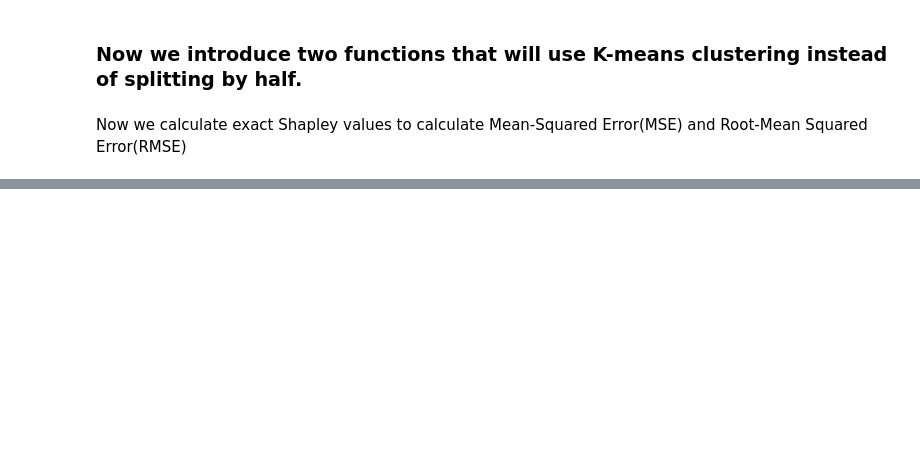
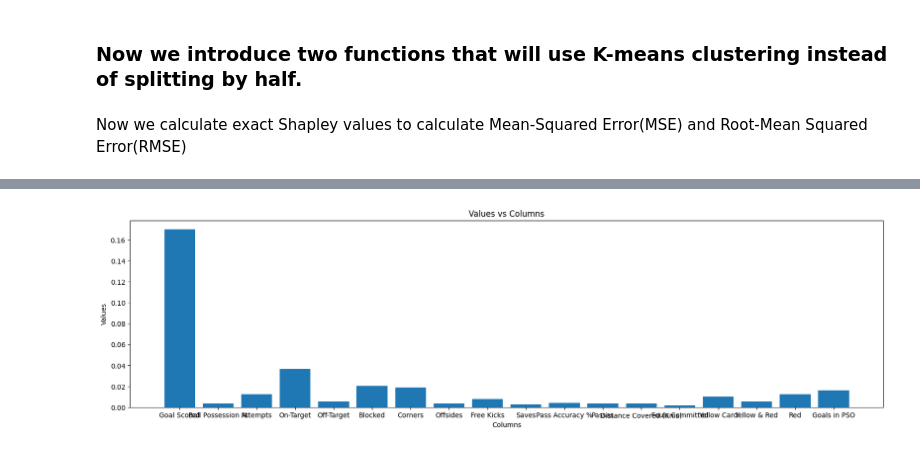
Before and after one commit to maximedidasca/hierarchical_shapley_approx, a Jupyter notebook: algo.ipynb, the cells around one changed output, grey strips where cells are left out. Cells and saved outputs as stored; diff of their text form; code cells hidden in the pictures; blank space fills up the shorter version.

```diff
--- a/algo.ipynb
+++ b/algo.ipynb
@@ -224,3 +314,15 @@ Wall time: 29min 32s
+# %%
+
+
+# Plotting
+plt.figure(figsize=(20, 5))  # Adjust the figure size as desired
+plt.bar(X.columns, true_shapley)
+plt.xlabel('Columns')
+plt.ylabel('Values')
+plt.title('Values vs Columns')
+plt.show()
+# %% [output]
+[figure, added]
 # %%
 import numpy as np
 from sklearn.metrics import mean_squared_error
```
Also changed, not shown: parts of 28 cells of this notebook.
